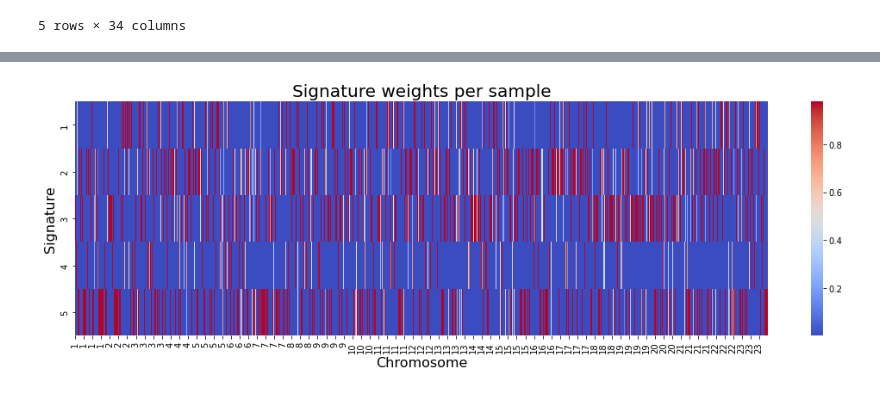
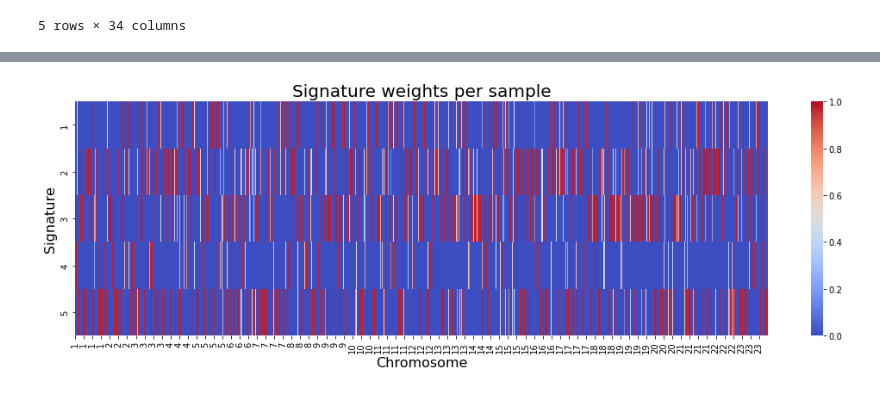
Before and after one commit to janneah/cns, a Jupyter notebook: notebooks/correlation.ipynb, the cells around one changed output, grey strips where cells are left out. Drawn from its saved outputs; the diff is of its cells as text; code cells hidden in the pictures.

```diff
--- a/notebooks/correlation.ipynb
+++ b/notebooks/correlation.ipynb
@@ -25,19 +25,3 @@ df = file.drop(['Sample', 'Chr'], axis = 1)
 listedDf = df.values.tolist()
 dirichlet_dict = corpora.Dictionary(listedDf)
 bow_corpus = [dirichlet_dict.doc2bow(text) for text in listedDf]
-# %%
-topics = lda.get_document_topics(bow = bow_corpus, minimum_probability = 0)
-columns = [[],[],[],[],[]]
-for topic in topics:
-    for w in topic:
-        columns[w[0]].append(w[1])
-# print(columns)
-new_df = pd.DataFrame(file['Sample'])
-new_df['Chr'] = file['Chr']
-new_df['Sign1'] = columns[0]
-new_df['Sign2'] = columns[1]
-new_df['Sign3'] = columns[2]
-new_df['Sign4'] = columns[3]
-new_df['Sign5'] = columns[4]
-new_df = new_df.sort_values(by='Chr')
-new_df
@@ -59,7 +29,8 @@ new_df
 def create_heatmap(model, df):
     topics = lda.get_document_topics(bow = bow_corpus, minimum_probability = 0)
 
-    new_df = pd.DataFrame(df['Chr'])
+    new_df = pd.DataFrame(df['Sample'])
+    new_df['Chr'] = df['Chr']
     new_df['Chr'] = pd.to_numeric(new_df['Chr'])
 
     columns = [[],[],[],[],[]]
@@ -73,10 +44,8 @@ def create_heatmap(model, df):
     new_df['4'] = columns[3]
     new_df['5'] = columns[4]
     new_df = new_df.sort_values(by='Chr')
-    new_df = new_df.set_index('Chr')
-    new_df = new_df.transpose()
     return new_df
-    # ax = sns.heatmap(new_df, vmin=0, vmax=1)
-    # plt.show()
 # %%
-heatmap_df = create_heatmap(lda, file)
+weights_df = create_heatmap(lda, file)
+heatmap_df = weights_df.drop('Sample', axis = 1).set_index('Chr').transpose()
+heatmap_df
@@ -97,11 +64,12 @@ color_mapping = dict(zip(clusters, palette))
 cluster_colors = file['Chr'].map(color_mapping)
 # %%
 plt.figure(figsize=(18,5))
-ax = sns.heatmap(heatmap_df, cmap='coolwarm')
+ax = sns.heatmap(heatmap_df, cmap='coolwarm', vmin=0, vmax=1)
 ax.tick_params(axis="both", which="major", labelsize=10)
 plt.xlabel('Chromosome', fontsize=16)
 plt.ylabel('Signature', fontsize=16)
 plt.title("Signature weights per sample", fontsize=20)
+plt.savefig('../figures/heatmap.pdf')
 plt.show()
 # %% [output]
-[figure, old version]
+[figure, new version]
```
Also changed, not shown: parts of 5 cells of this notebook, 4 other files.
